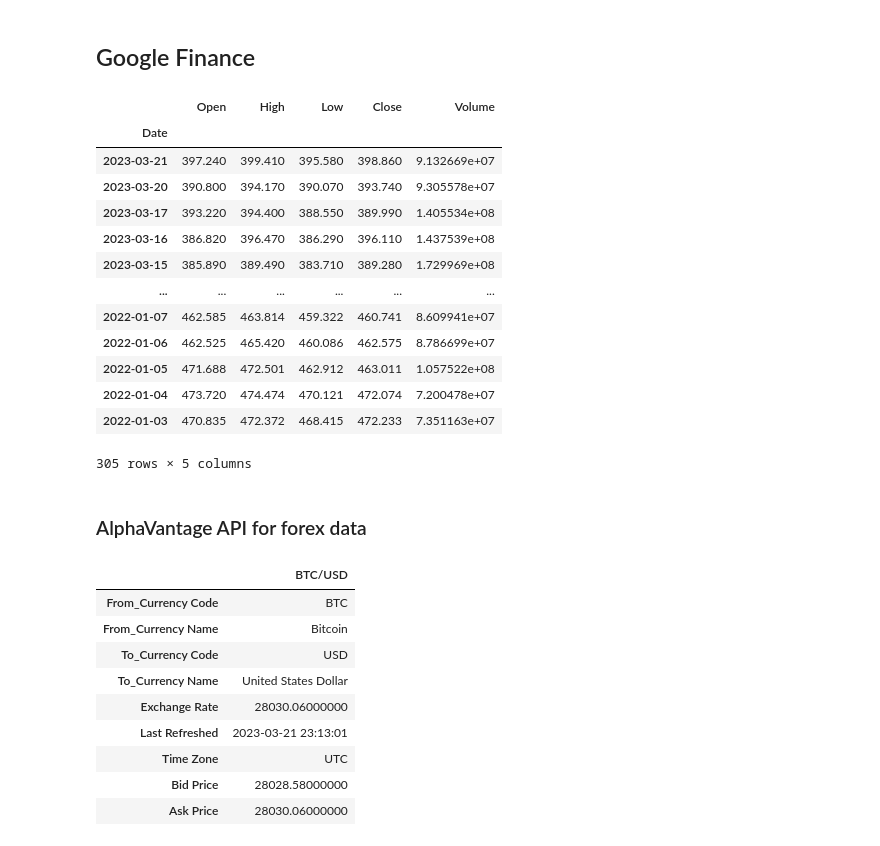
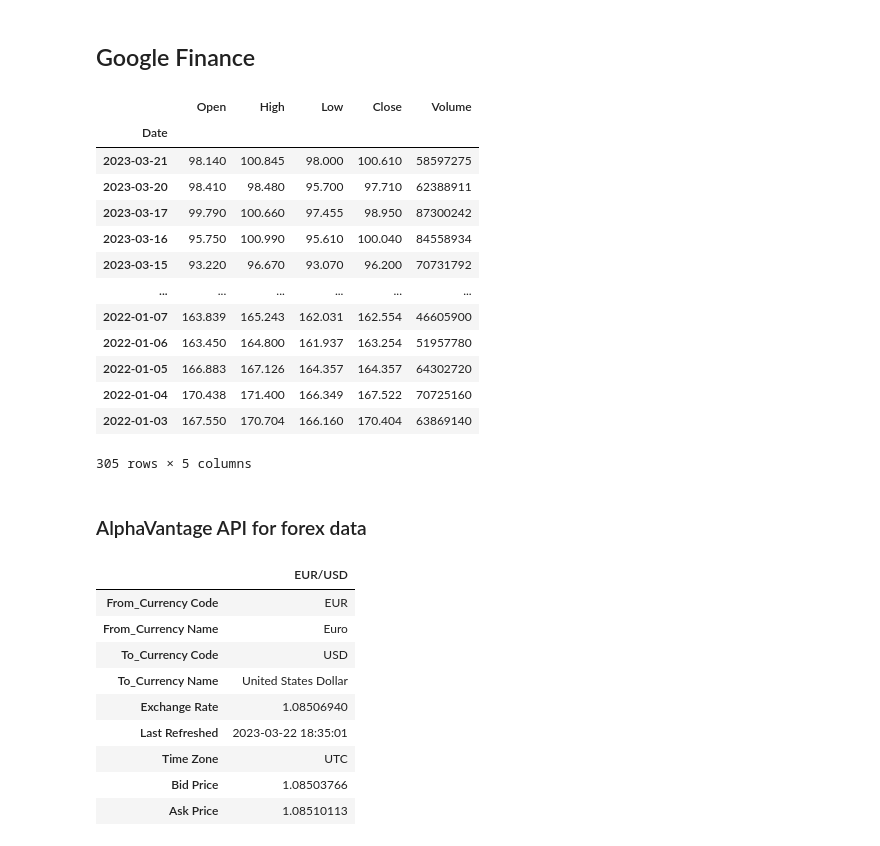
Before and after one commit to nikhilchoppa/MLSensitive, a Jupyter notebook: pandas_datareader.ipynb, the cells around one changed output. Cells and saved outputs as stored; diff of their text form; code cells hidden in the pictures.

```diff
--- a/pandas_datareader.ipynb
+++ b/pandas_datareader.ipynb
@@ -36,37 +36,37 @@ TypeError: string indices must be integers
 # %% [markdown]
 ## Google Finance
 # %%
-data.DataReader("SPY",'stooq', startdate, enddate)
+data.DataReader("AMZN",'stooq', startdate, enddate)
 # %% [output]
 |  | Open | High | Low | Close | Volume |
 | Date |  |  |  |  |  |
-| 2023-03-21 | 397.240 | 399.410 | 395.580 | 398.860 | 9.132669e+07 |
-| 2023-03-20 | 390.800 | 394.170 | 390.070 | 393.740 | 9.305578e+07 |
-| 2023-03-17 | 393.220 | 394.400 | 388.550 | 389.990 | 1.405534e+08 |
-| 2023-03-16 | 386.820 | 396.470 | 386.290 | 396.110 | 1.437539e+08 |
-| 2023-03-15 | 385.890 | 389.490 | 383.710 | 389.280 | 1.729969e+08 |
+| 2023-03-21 | 98.140 | 100.845 | 98.000 | 100.610 | 58597275 |
+| 2023-03-20 | 98.410 | 98.480 | 95.700 | 97.710 | 62388911 |
+| 2023-03-17 | 99.790 | 100.660 | 97.455 | 98.950 | 87300242 |
+| 2023-03-16 | 95.750 | 100.990 | 95.610 | 100.040 | 84558934 |
+| 2023-03-15 | 93.220 | 96.670 | 93.070 | 96.200 | 70731792 |
 | ... | ... | ... | ... | ... | ... |
-| 2022-01-07 | 462.585 | 463.814 | 459.322 | 460.741 | 8.609941e+07 |
-| 2022-01-06 | 462.525 | 465.420 | 460.086 | 462.575 | 8.786699e+07 |
-| 2022-01-05 | 471.688 | 472.501 | 462.912 | 463.011 | 1.057522e+08 |
-| 2022-01-04 | 473.720 | 474.474 | 470.121 | 472.074 | 7.200478e+07 |
-| 2022-01-03 | 470.835 | 472.372 | 468.415 | 472.233 | 7.351163e+07 |
+| 2022-01-07 | 163.839 | 165.243 | 162.031 | 162.554 | 46605900 |
+| 2022-01-06 | 163.450 | 164.800 | 161.937 | 163.254 | 51957780 |
+| 2022-01-05 | 166.883 | 167.126 | 164.357 | 164.357 | 64302720 |
+| 2022-01-04 | 170.438 | 171.400 | 166.349 | 167.522 | 70725160 |
+| 2022-01-03 | 167.550 | 170.704 | 166.160 | 170.404 | 63869140 |
 305 rows × 5 columns
 # %% [markdown]
 ### AlphaVantage API for forex data
 # %%
 # GBP to USD
-data.DataReader("BTC/USD", 'av-forex', startdate, enddate, api_key='87HJVKT4AOZ1LYOY')
+data.DataReader("EUR/USD", 'av-forex', startdate, enddate, api_key='87HJVKT4AOZ1LYOY')
 # %% [output]
-|  | BTC/USD |
-| From_Currency Code | BTC |
-| From_Currency Name | Bitcoin |
+|  | EUR/USD |
+| From_Currency Code | EUR |
+| From_Currency Name | Euro |
 | To_Currency Code | USD |
 | To_Currency Name | United States Dollar |
-| Exchange Rate | 28030.06000000 |
-| Last Refreshed | 2023-03-21 23:13:01 |
+| Exchange Rate | 1.08506940 |
+| Last Refreshed | 2023-03-22 18:35:01 |
 | Time Zone | UTC |
-| Bid Price | 28028.58000000 |
-| Ask Price | 28030.06000000 |
+| Bid Price | 1.08503766 |
+| Ask Price | 1.08510113 |
 # %%
 #
```
Also changed, not shown: 4 other files.
